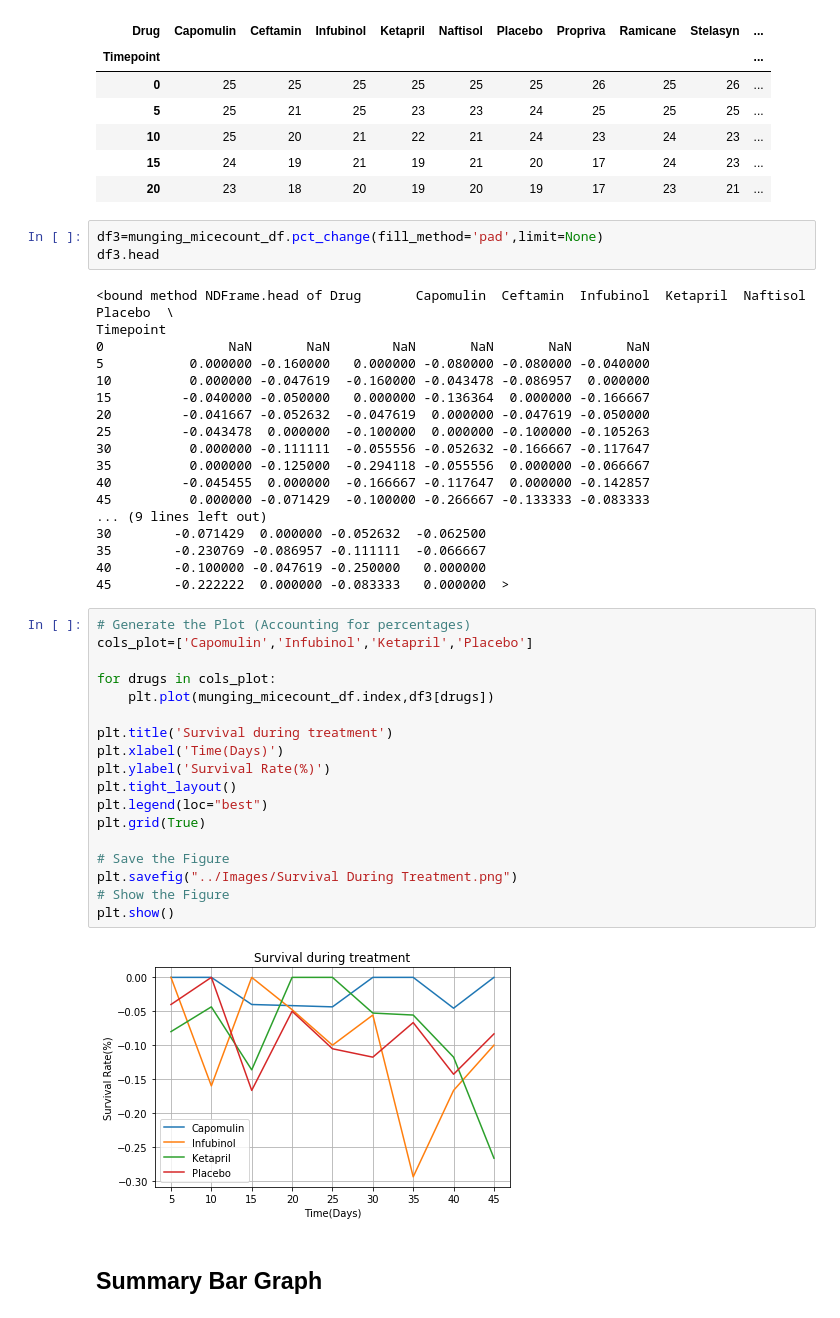
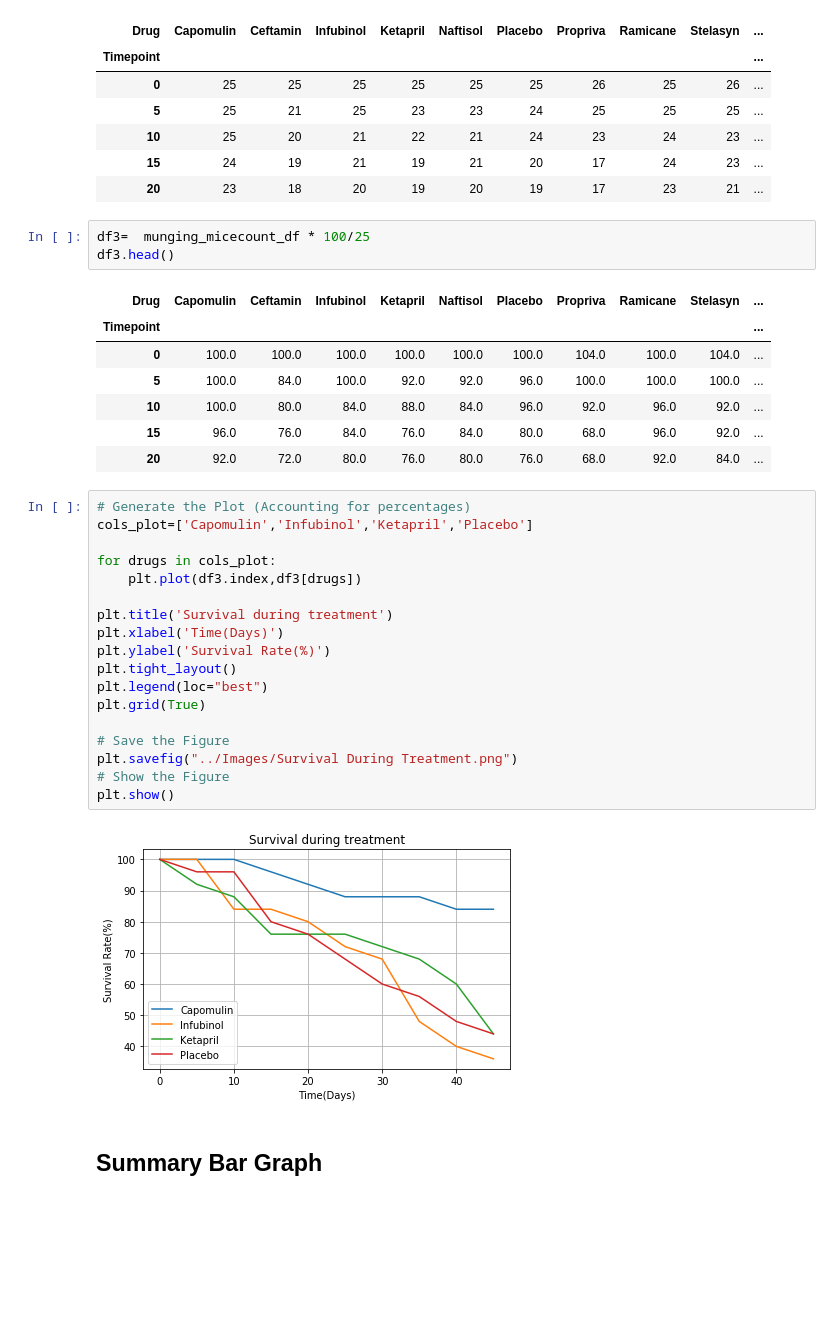
Before and after one commit to nilamroy2/Matplotlib-HomeWork, a Jupyter notebook: Homework/Matplotlib-HomeWork/Homework/Instructions/Pymaceuticals/pymaceuticals_starter-Copy1.ipynb, the cells around one changed output. Drawn from its saved outputs; the diff is of its cells as text; blank space fills up the shorter version.

```diff
--- a/Homework/Matplotlib-HomeWork/Homework/Instructions/Pymaceuticals/pymaceuticals_starter-Copy1.ipynb
+++ b/Homework/Matplotlib-HomeWork/Homework/Instructions/Pymaceuticals/pymaceuticals_starter-Copy1.ipynb
@@ -225,45 +230,35 @@ munging_micecount_df.head()
 | 15 | 24 | 19 | 21 | 19 | 21 | 20 | 17 | 24 | 23 | ... |
 | 20 | 23 | 18 | 20 | 19 | 20 | 19 | 17 | 23 | 21 | ... |
 # %%
-df3=munging_micecount_df.pct_change(fill_method='pad',limit=None)
-df3.head
+df3=  munging_micecount_df * 100/25
+df3.head()
 # %% [output]
-<bound method NDFrame.head of Drug       Capomulin  Ceftamin  Infubinol  Ketapril  Naftisol   Placebo  \
-Timepoint
-0                NaN       NaN        NaN       NaN       NaN       NaN
-5           0.000000 -0.160000   0.000000 -0.080000 -0.080000 -0.040000
-10          0.000000 -0.047619  -0.160000 -0.043478 -0.086957  0.000000
-15         -0.040000 -0.050000   0.000000 -0.136364  0.000000 -0.166667
-20         -0.041667 -0.052632  -0.047619  0.000000 -0.047619 -0.050000
-25         -0.043478  0.000000  -0.100000  0.000000 -0.100000 -0.105263
-30          0.000000 -0.111111  -0.055556 -0.052632 -0.166667 -0.117647
-35          0.000000 -0.125000  -0.294118 -0.055556  0.000000 -0.066667
-40         -0.045455  0.000000  -0.166667 -0.117647  0.000000 -0.142857
-45          0.000000 -0.071429  -0.100000 -0.266667 -0.133333 -0.083333
-... (9 lines left out)
-30        -0.071429  0.000000 -0.052632  -0.062500
-35        -0.230769 -0.086957 -0.111111  -0.066667
-40        -0.100000 -0.047619 -0.250000   0.000000
-45        -0.222222  0.000000 -0.083333   0.000000  >
+| Drug | Capomulin | Ceftamin | Infubinol | Ketapril | Naftisol | Placebo | Propriva | Ramicane | Stelasyn | ... |
+| Timepoint |  |  |  |  |  |  |  |  |  | ... |
+| 0 | 100.0 | 100.0 | 100.0 | 100.0 | 100.0 | 100.0 | 104.0 | 100.0 | 104.0 | ... |
+| 5 | 100.0 | 84.0 | 100.0 | 92.0 | 92.0 | 96.0 | 100.0 | 100.0 | 100.0 | ... |
+| 10 | 100.0 | 80.0 | 84.0 | 88.0 | 84.0 | 96.0 | 92.0 | 96.0 | 92.0 | ... |
+| 15 | 96.0 | 76.0 | 84.0 | 76.0 | 84.0 | 80.0 | 68.0 | 96.0 | 92.0 | ... |
+| 20 | 92.0 | 72.0 | 80.0 | 76.0 | 80.0 | 76.0 | 68.0 | 92.0 | 84.0 | ... |
 # %%
 # Generate the Plot (Accounting for percentages)
 cols_plot=['Capomulin','Infubinol','Ketapril','Placebo']
 
 for drugs in cols_plot:
-    plt.plot(munging_micecount_df.index,df3[drugs])
+    plt.plot(df3.index,df3[drugs])
 
 plt.title('Survival during treatment')
 plt.xlabel('Time(Days)')
 plt.ylabel('Survival Rate(%)')
 plt.tight_layout()
 plt.legend(loc="best")
 plt.grid(True)
 
 # Save the Figure
 plt.savefig("../Images/Survival During Treatment.png")
 # Show the Figure
 plt.show()
 # %% [output]
-[figure, old version]
+[figure, new version]
 # %% [markdown]
 ## Summary Bar Graph
```
Also changed, not shown: parts of 10 cells of this notebook, 2 other files.
